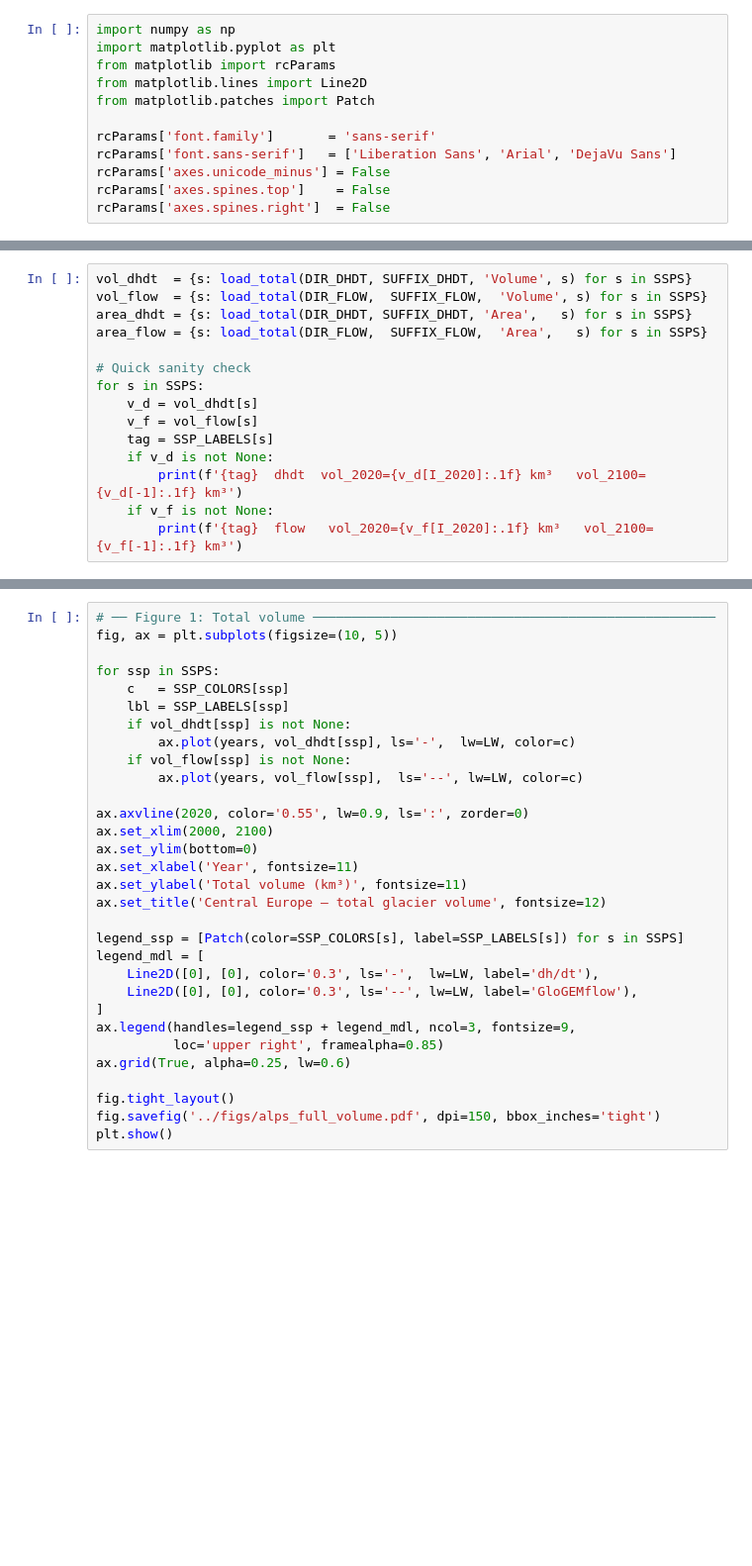
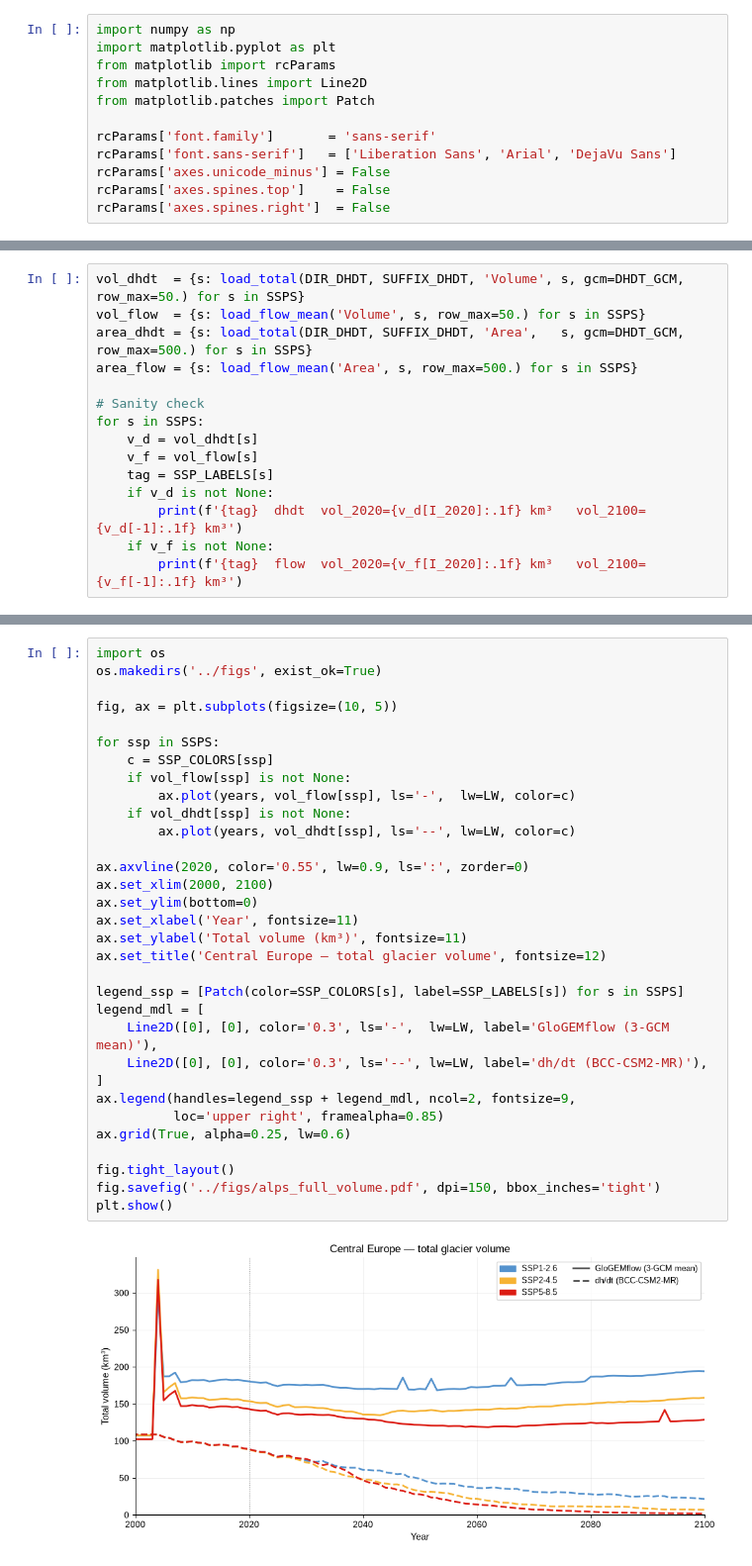
Before and after one commit to eth-vaw-glaciology/GloGEM, a Jupyter notebook: flow_analysis/comparison_alps_full.ipynb, the cells around one changed output, grey strips where cells are left out. Shown at 99% size. Cells and saved outputs as stored; diff of their text form; blank space fills up the shorter version.

```diff
--- a/flow_analysis/comparison_alps_full.ipynb
+++ b/flow_analysis/comparison_alps_full.ipynb
@@ -104,10 +118,10 @@ def load_total(rundir, suffix, var, ssp, gcm=_GCM):
 # %%
-vol_dhdt  = {s: load_total(DIR_DHDT, SUFFIX_DHDT, 'Volume', s) for s in SSPS}
-vol_flow  = {s: load_total(DIR_FLOW,  SUFFIX_FLOW,  'Volume', s) for s in SSPS}
-area_dhdt = {s: load_total(DIR_DHDT, SUFFIX_DHDT, 'Area',   s) for s in SSPS}
-area_flow = {s: load_total(DIR_FLOW,  SUFFIX_FLOW,  'Area',   s) for s in SSPS}
+vol_dhdt  = {s: load_total(DIR_DHDT, SUFFIX_DHDT, 'Volume', s, gcm=DHDT_GCM, row_max=50.) for s in SSPS}
+vol_flow  = {s: load_flow_mean('Volume', s, row_max=50.) for s in SSPS}
+area_dhdt = {s: load_total(DIR_DHDT, SUFFIX_DHDT, 'Area',   s, gcm=DHDT_GCM, row_max=500.) for s in SSPS}
+area_flow = {s: load_flow_mean('Area', s, row_max=500.) for s in SSPS}
 
-# Quick sanity check
+# Sanity check
 for s in SSPS:
     v_d = vol_dhdt[s]
     v_f = vol_flow[s]
@@ -115,4 +129,4 @@ for s in SSPS:
     if v_d is not None:
         print(f'{tag}  dhdt  vol_2020={v_d[I_2020]:.1f} km³   vol_2100={v_d[-1]:.1f} km³')
     if v_f is not None:
-        print(f'{tag}  flow   vol_2020={v_f[I_2020]:.1f} km³   vol_2100={v_f[-1]:.1f} km³')
+        print(f'{tag}  flow  vol_2020={v_f[I_2020]:.1f} km³   vol_2100={v_f[-1]:.1f} km³')
@@ -119,34 +146,37 @@ for s in SSPS:
 # %%
-# ── Figure 1: Total volume ────────────────────────────────────────────────────
+import os
+os.makedirs('../figs', exist_ok=True)
+
 fig, ax = plt.subplots(figsize=(10, 5))
 
 for ssp in SSPS:
-    c   = SSP_COLORS[ssp]
-    lbl = SSP_LABELS[ssp]
+    c = SSP_COLORS[ssp]
+    if vol_flow[ssp] is not None:
+        ax.plot(years, vol_flow[ssp], ls='-',  lw=LW, color=c)
     if vol_dhdt[ssp] is not None:
-        ax.plot(years, vol_dhdt[ssp], ls='-',  lw=LW, color=c)
-    if vol_flow[ssp] is not None:
-        ax.plot(years, vol_flow[ssp],  ls='--', lw=LW, color=c)
+        ax.plot(years, vol_dhdt[ssp], ls='--', lw=LW, color=c)
 
 ax.axvline(2020, color='0.55', lw=0.9, ls=':', zorder=0)
 ax.set_xlim(2000, 2100)
 ax.set_ylim(bottom=0)
 ax.set_xlabel('Year', fontsize=11)
 ax.set_ylabel('Total volume (km³)', fontsize=11)
 ax.set_title('Central Europe — total glacier volume', fontsize=12)
 
 legend_ssp = [Patch(color=SSP_COLORS[s], label=SSP_LABELS[s]) for s in SSPS]
 legend_mdl = [
-    Line2D([0], [0], color='0.3', ls='-',  lw=LW, label='dh/dt'),
-    Line2D([0], [0], color='0.3', ls='--', lw=LW, label='GloGEMflow'),
+    Line2D([0], [0], color='0.3', ls='-',  lw=LW, label='GloGEMflow (3-GCM mean)'),
+    Line2D([0], [0], color='0.3', ls='--', lw=LW, label='dh/dt (BCC-CSM2-MR)'),
 ]
-ax.legend(handles=legend_ssp + legend_mdl, ncol=3, fontsize=9,
+ax.legend(handles=legend_ssp + legend_mdl, ncol=2, fontsize=9,
           loc='upper right', framealpha=0.85)
 ax.grid(True, alpha=0.25, lw=0.6)
 
 fig.tight_layout()
 fig.savefig('../figs/alps_full_volume.pdf', dpi=150, bbox_inches='tight')
 plt.show()
+# %% [output]
+[figure, added]
 # %%
 # ── Figure 2: Volume relative to 2020 ────────────────────────────────────────
 fig, ax = plt.subplots(figsize=(10, 5))
```
Also changed, not shown: parts of 7 cells of this notebook, 3 other files.
